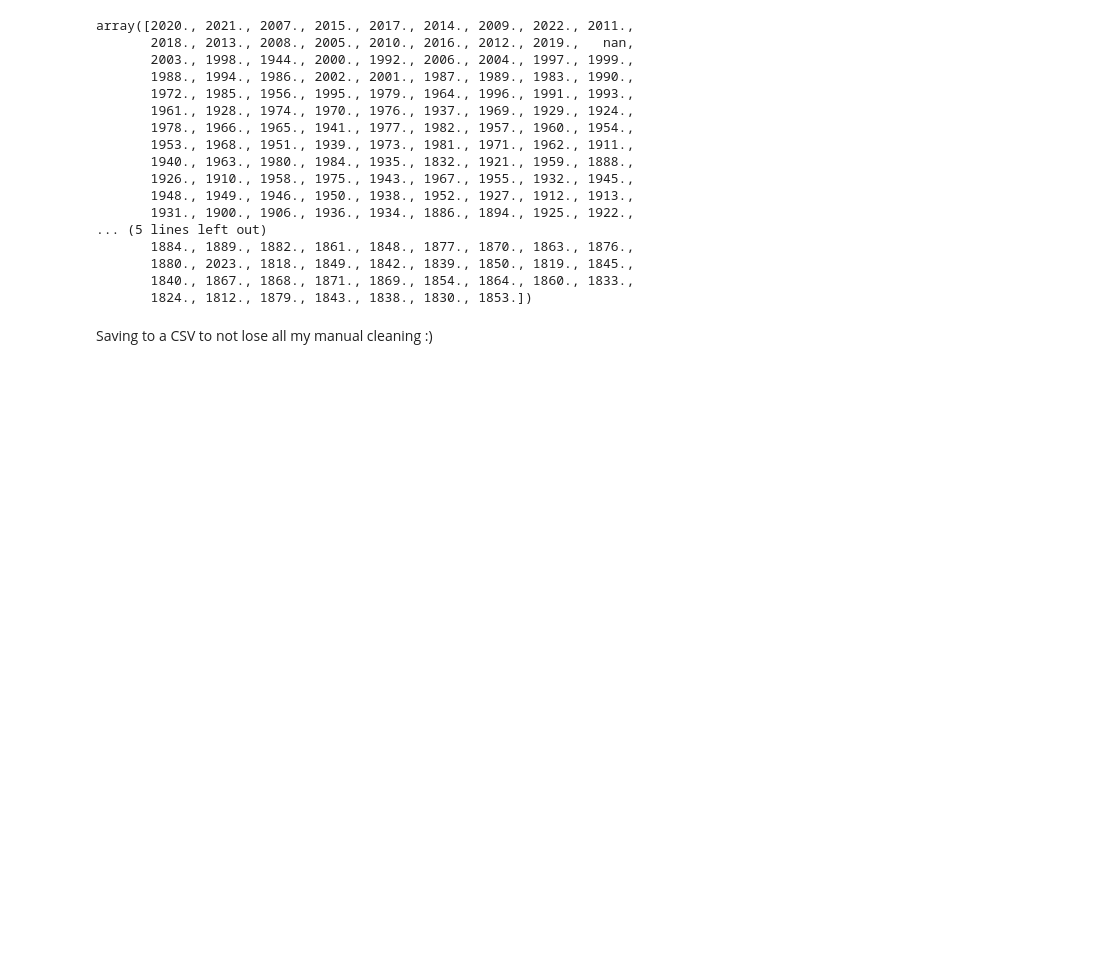
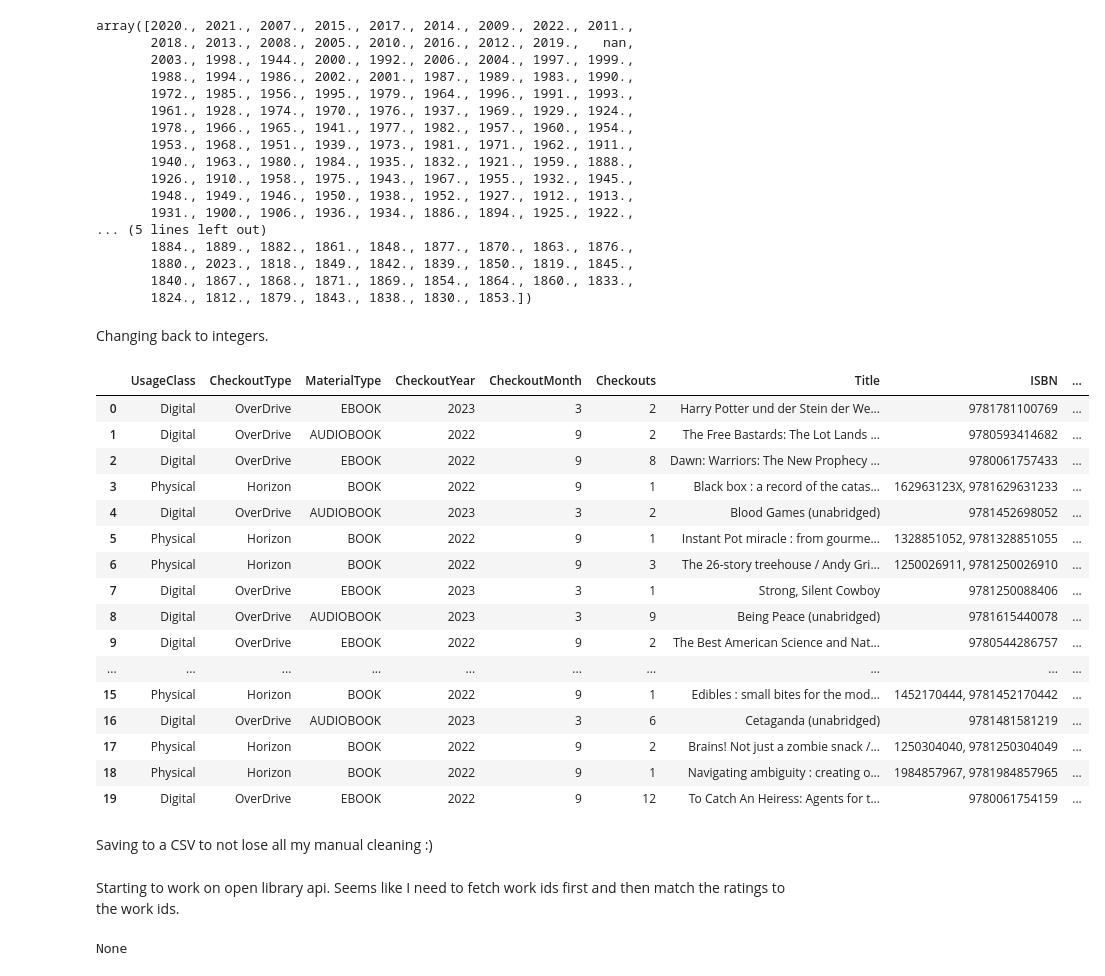
Before and after one commit to Athelize/Capstone_seattle_library, a Jupyter notebook: notebook/stephanie_capstone.ipynb, the cells around one changed output. Saved outputs shown, nothing was run; the diff lists cells and outputs as text; code cells hidden in the pictures; blank space fills up the shorter version.

```diff
--- a/notebook/stephanie_capstone.ipynb
+++ b/notebook/stephanie_capstone.ipynb
@@ -306,7 +306,33 @@ array([2020., 2021., 2007., 2015., 2017., 2014., 2009., 2022., 2011.,
        1880., 2023., 1818., 1849., 1842., 1839., 1850., 1819., 1845.,
        1840., 1867., 1868., 1871., 1869., 1854., 1864., 1860., 1833.,
        1824., 1812., 1879., 1843., 1838., 1830., 1853.])
+# %% [markdown]
+Changing back to integers.
+# %%
+result_processed['Cleaned_Year'] = result_processed['Cleaned_Year'].astype('Int64')
+# %%
+result_processed.head(20)
+# %% [output]
+|  | UsageClass | CheckoutType | MaterialType | CheckoutYear | CheckoutMonth | Checkouts | Title | ISBN | ... |
+| 0 | Digital | OverDrive | EBOOK | 2023 | 3 | 2 | Harry Potter und der Stein der We... | 9781781100769 | ... |
+| 1 | Digital | OverDrive | AUDIOBOOK | 2022 | 9 | 2 | The Free Bastards: The Lot Lands ... | 9780593414682 | ... |
+| 2 | Digital | OverDrive | EBOOK | 2022 | 9 | 8 | Dawn: Warriors: The New Prophecy ... | 9780061757433 | ... |
+| 3 | Physical | Horizon | BOOK | 2022 | 9 | 1 | Black box : a record of the catas... | 162963123X, 9781629631233 | ... |
+| 4 | Digital | OverDrive | AUDIOBOOK | 2023 | 3 | 2 | Blood Games (unabridged) | 9781452698052 | ... |
+| 5 | Physical | Horizon | BOOK | 2022 | 9 | 1 | Instant Pot miracle : from gourme... | 1328851052, 9781328851055 | ... |
+| 6 | Physical | Horizon | BOOK | 2022 | 9 | 3 | The 26-story treehouse / Andy Gri... | 1250026911, 9781250026910 | ... |
+| 7 | Digital | OverDrive | EBOOK | 2023 | 3 | 1 | Strong, Silent Cowboy | 9781250088406 | ... |
+| 8 | Digital | OverDrive | AUDIOBOOK | 2023 | 3 | 9 | Being Peace (unabridged) | 9781615440078 | ... |
+| 9 | Digital | OverDrive | EBOOK | 2022 | 9 | 2 | The Best American Science and Nat... | 9780544286757 | ... |
+| ... | ... | ... | ... | ... | ... | ... | ... | ... | ... |
+| 15 | Physical | Horizon | BOOK | 2022 | 9 | 1 | Edibles : small bites for the mod... | 1452170444, 9781452170442 | ... |
+| 16 | Digital | OverDrive | AUDIOBOOK | 2023 | 3 | 6 | Cetaganda (unabridged) | 9781481581219 | ... |
+| 17 | Physical | Horizon | BOOK | 2022 | 9 | 2 | Brains! Not just a zombie snack /... | 1250304040, 9781250304049 | ... |
+| 18 | Physical | Horizon | BOOK | 2022 | 9 | 1 | Navigating ambiguity : creating o... | 1984857967, 9781984857965 | ... |
+| 19 | Digital | OverDrive | EBOOK | 2022 | 9 | 12 | To Catch An Heiress: Agents for t... | 9780061754159 | ... |
 # %% [markdown]
 Saving to a CSV to not lose all my manual cleaning :)
 # %%
 result_processed.to_csv('cleaned_checkouts_data.csv', index=False)
+# %% [markdown]
+Starting to work on open library api. Seems like I need to fetch work ids first and then match the ratings to the work ids.
@@ -312,0 +353,6 @@ result_processed.to_csv('cleaned_checkouts_data.csv', index=False)
+# %%
+isbn = "9780061754159"
+work_id = find_work_id_by_isbn(isbn)
+print(work_id)
+# %% [output]
+None
```
Also changed, not shown: parts of 16 cells of this notebook, 1 other file.
